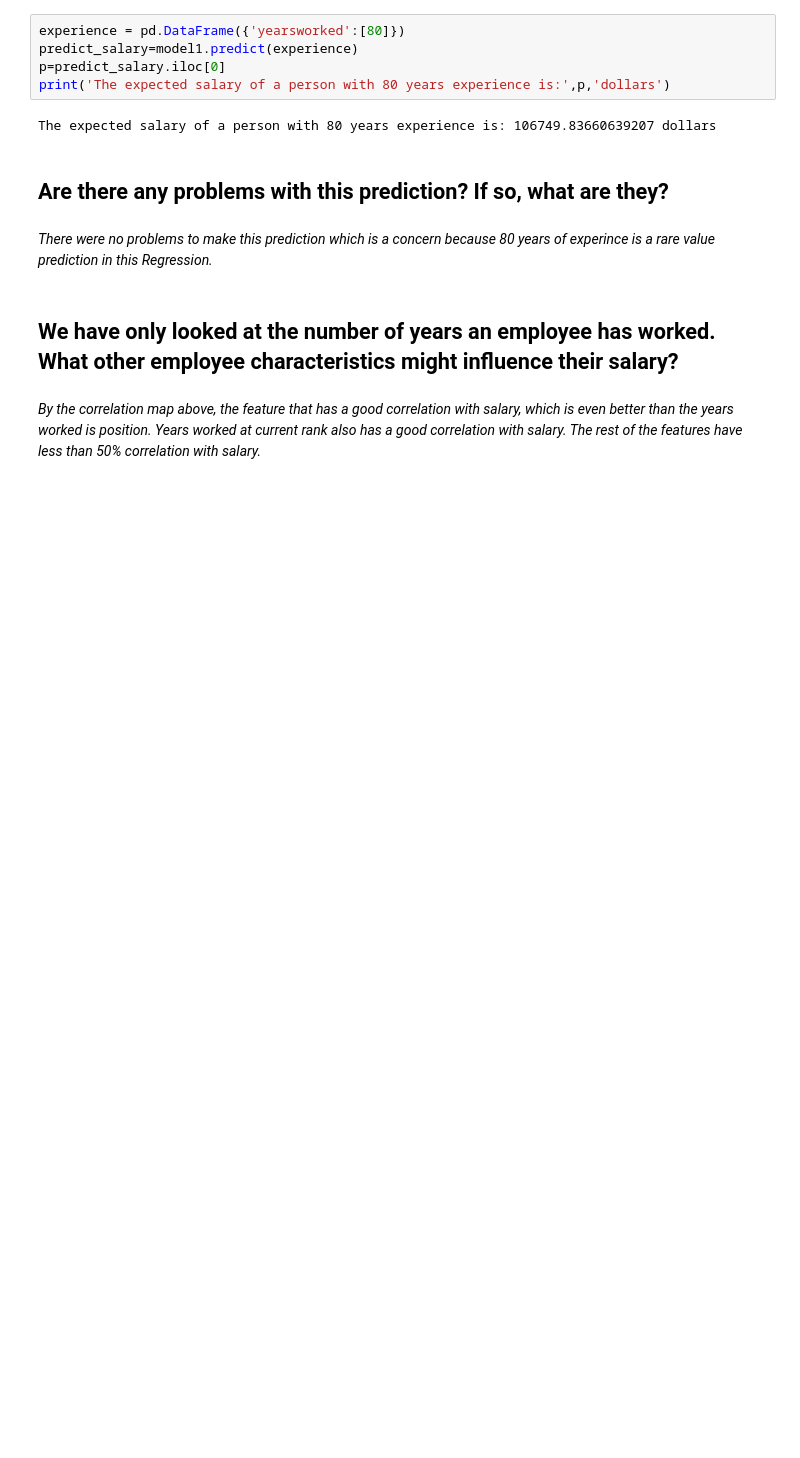
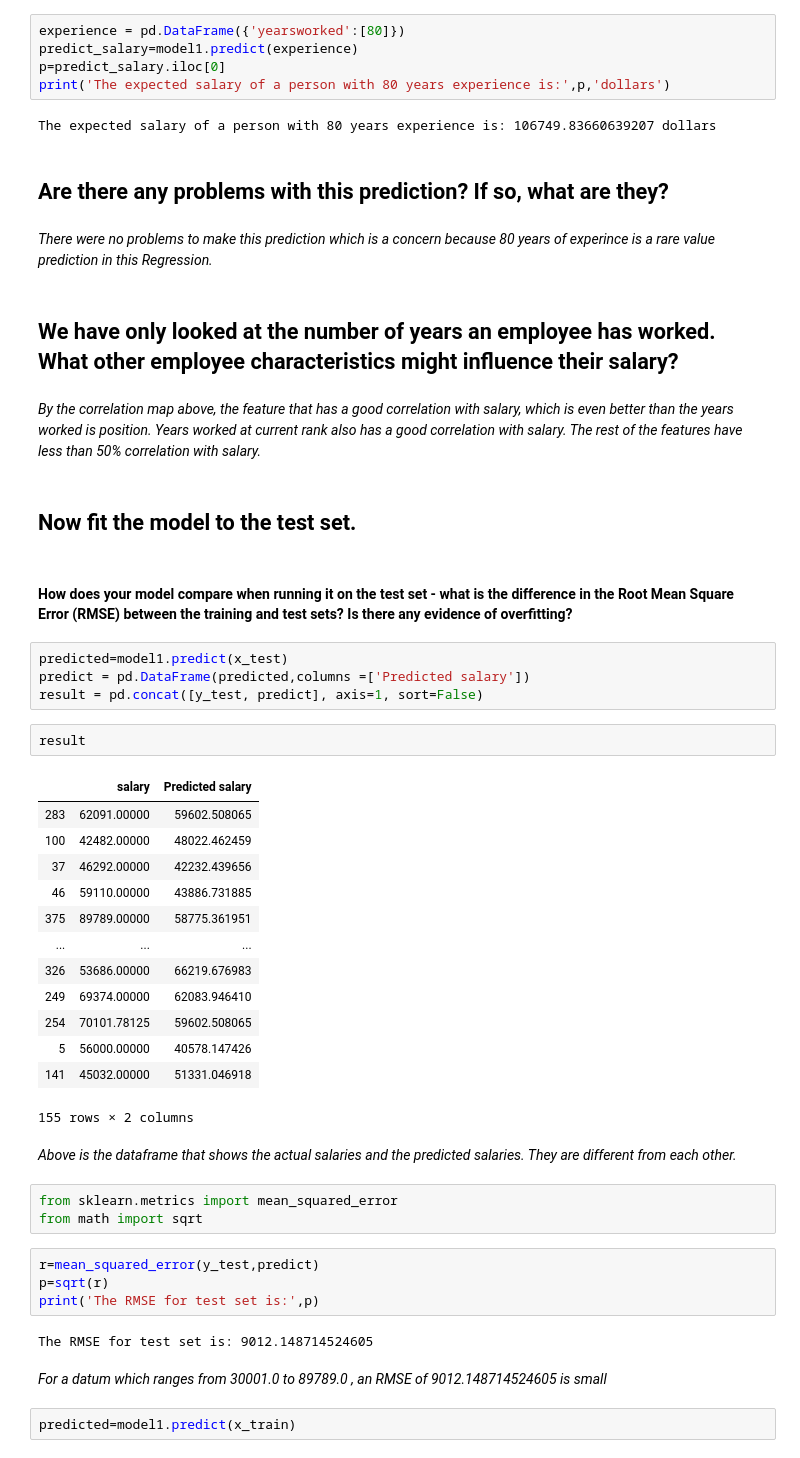
Before and after one commit to LeboSeribe/Linear-Regression, a Jupyter notebook: Linear regression.ipynb, the cells around one changed output. Saved outputs shown, nothing was run; the diff lists cells and outputs as text; blank space fills up the shorter version.

```diff
--- a/Linear regression.ipynb
+++ b/Linear regression.ipynb
@@ -289,3 +319,43 @@ of experince is a rare value prediction in this Regression.*
 which is even better than the years worked is position.
 Years worked at current rank also has a good correlation with salary.
 The rest of the features have less than 50% correlation with salary.*
+# %% [markdown]
+## Now fit the model to the test set.
+# %% [markdown]
+#### How does your model compare when running it on the test set - what is the difference in the Root Mean Square Error (RMSE) between the training and test sets? Is there any evidence of overfitting?
+# %%
+predicted=model1.predict(x_test)
+predict = pd.DataFrame(predicted,columns =['Predicted salary'])
+result = pd.concat([y_test, predict], axis=1, sort=False)
+# %%
+result
+# %% [output]
+|  | salary | Predicted salary |
+| 283 | 62091.00000 | 59602.508065 |
+| 100 | 42482.00000 | 48022.462459 |
+| 37 | 46292.00000 | 42232.439656 |
+| 46 | 59110.00000 | 43886.731885 |
+| 375 | 89789.00000 | 58775.361951 |
+| ... | ... | ... |
+| 326 | 53686.00000 | 66219.676983 |
+| 249 | 69374.00000 | 62083.946410 |
+| 254 | 70101.78125 | 59602.508065 |
+| 5 | 56000.00000 | 40578.147426 |
+| 141 | 45032.00000 | 51331.046918 |
+155 rows × 2 columns
+# %% [markdown]
+*Above is the dataframe that shows the actual salaries and the predicted salaries.
+They are different from each other.*
+# %%
+from sklearn.metrics import mean_squared_error
+from math import sqrt
+# %%
+r=mean_squared_error(y_test,predict)
+p=sqrt(r)
+print('The RMSE for test set is:',p)
+# %% [output]
+The RMSE for test set is: 9012.148714524605
+# %% [markdown]
+*For a datum which ranges from 30001.0 to 89789.0 , an RMSE of 9012.148714524605 is small*
+# %%
+predicted=model1.predict(x_train)
```
Also changed, not shown: parts of 19 cells of this notebook.
